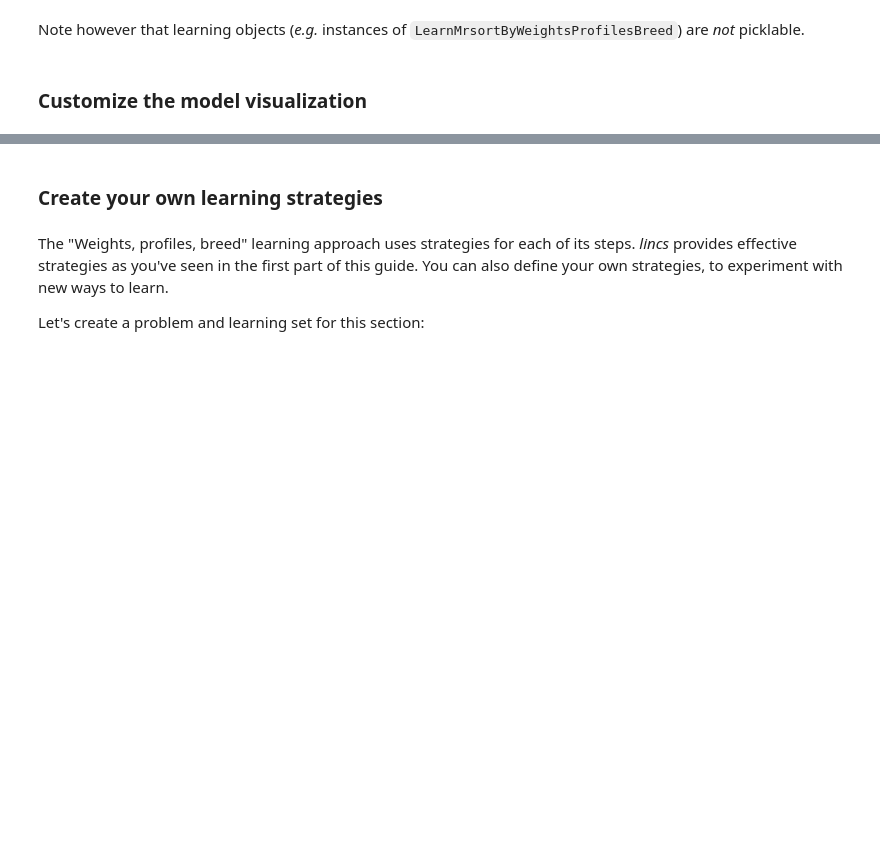
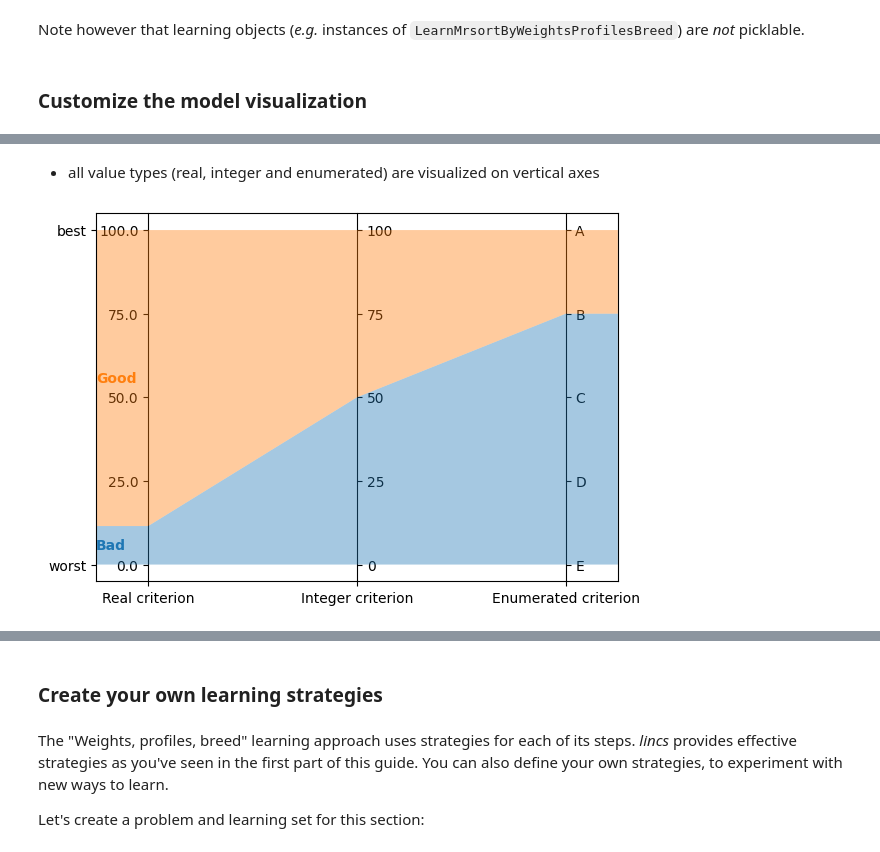
Before and after one commit to MICS-Lab/lincs, a Jupyter notebook: doc-sources/python-api/python-api.ipynb, the cells around one changed output, grey strips where cells are left out. Drawn from its saved outputs; the diff is of its cells as text; code cells hidden in the pictures; blank space fills up the shorter version.

```diff
--- a/doc-sources/python-api/python-api.ipynb
+++ b/doc-sources/python-api/python-api.ipynb
@@ -466,0 +480,16 @@ Note however that learning objects (*e.g.* instances of `LearnMrsortByWeightsPro
+# %% [markdown]
+- all value types (real, integer and enumerated) are visualized on vertical axes
+# %%
+problem = lc.Problem(
+    [
+        lc.Criterion("Real criterion", lc.Criterion.RealValues(lc.Criterion.PreferenceDirection.increasing, 0, 100)),
+        lc.Criterion("Integer criterion", lc.Criterion.IntegerValues(lc.Criterion.PreferenceDirection.increasing, 0, 100)),
+        lc.Criterion("Enumerated criterion", lc.Criterion.EnumeratedValues(["E", "D", "C", "B", "A"])),
+    ],
+    [lc.Category("Bad"), lc.Category("Good")]
+)
+model = lc.generate_mrsort_model(problem, 43)
+axes = plt.subplots(1, 1, figsize=(6, 4), layout="constrained")[1]
+lc.visualize_model(problem, model, [], axes)
+# %% [output]
+[figure, added]
```
Also changed, not shown: parts of 11 cells of this notebook, 15 other files.
